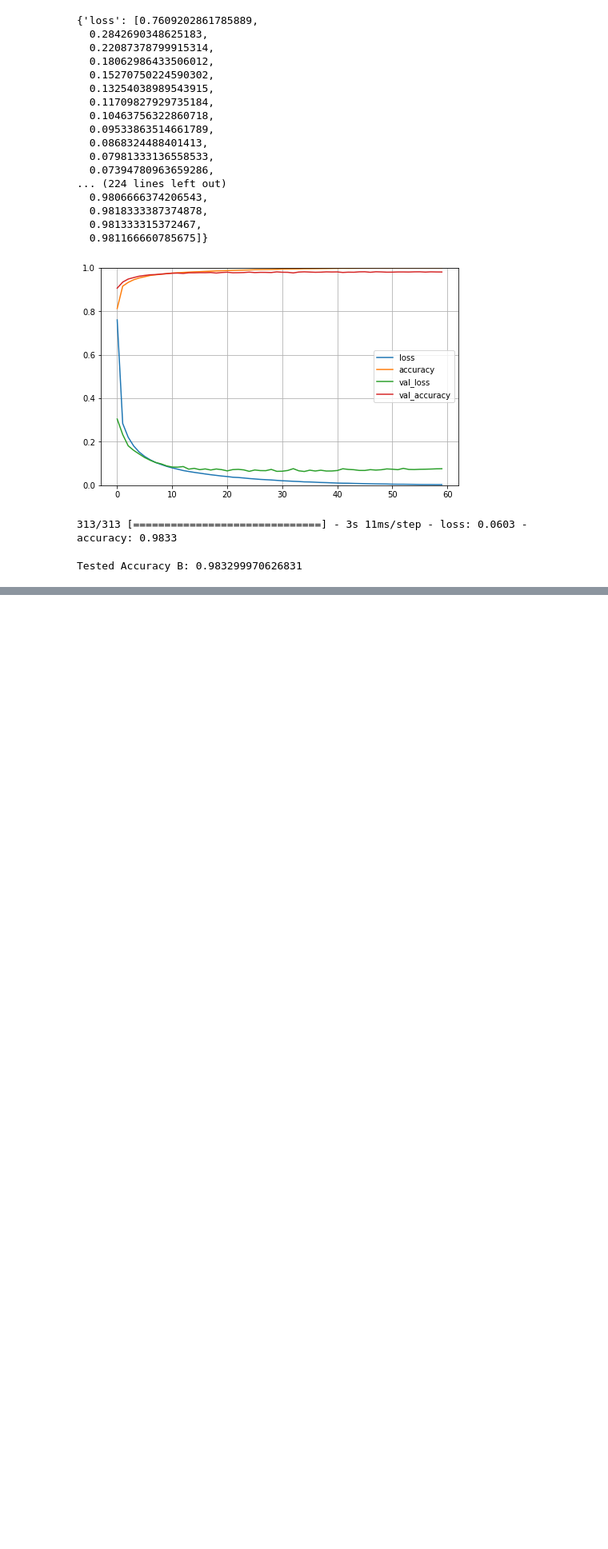
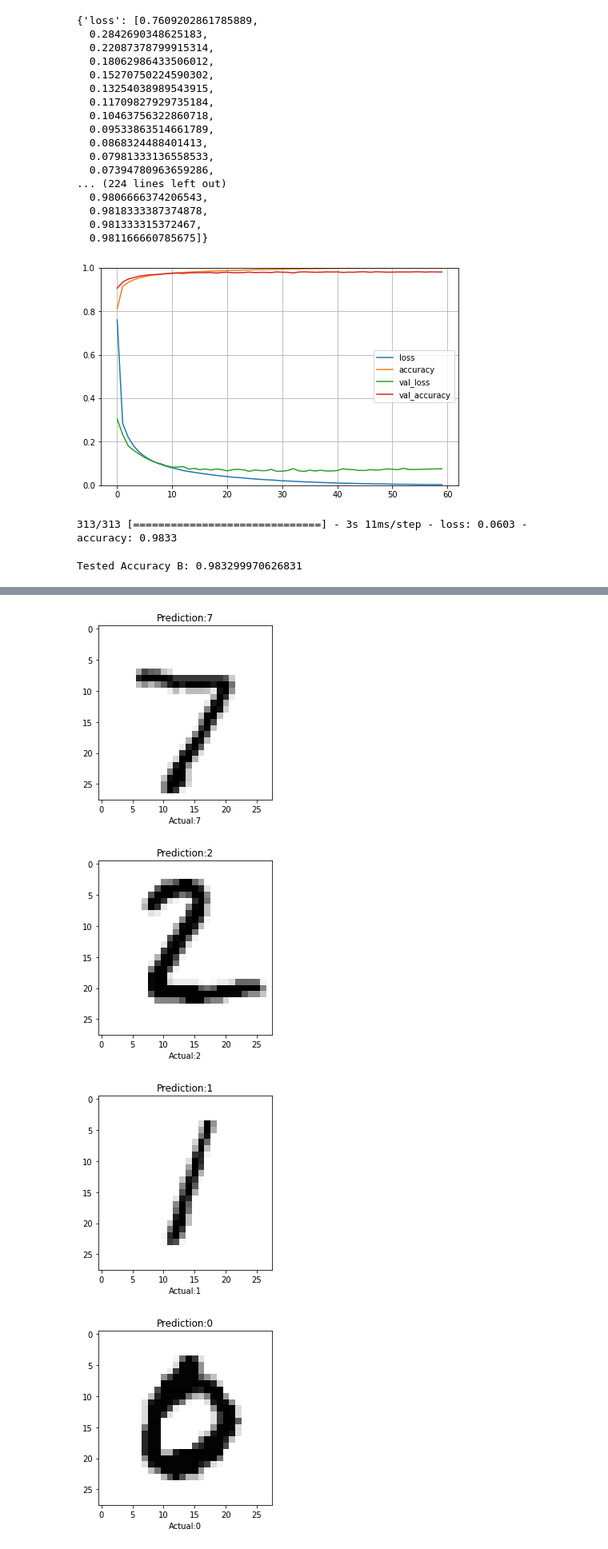
Before and after one commit to shadowfax5525/Digit_Recognition_CNN, a Jupyter notebook: Number_identification_CNN.ipynb, the cells around one changed output, grey strips where cells are left out. Shown: that part at 80% size. Saved outputs shown, nothing was run; the diff lists cells and outputs as text; code cells hidden in the pictures; blank space fills up the shorter version.

```diff
--- a/Number_identification_CNN.ipynb
+++ b/Number_identification_CNN.ipynb
@@ -229,3 +229,8 @@ test_loss, test_acc= model_B.evaluate(x_test,y_test)
 print("Tested Accuracy B:",test_acc)
 # %% [output]
 Tested Accuracy B: 0.983299970626831
+# %%
+class_names=["0","1","2","3","4","5","6","7","8","9"]
+# %%
+prediction=model_A.predict(X_test)
+print(class_names[np.argmax(prediction[78])])
@@ -231,0 +240,12 @@ Tested Accuracy B: 0.983299970626831
+# %%
+for i in range(5):
+    plt.grid(False)
+    plt.imshow(X_test[i], cmap=plt.cm.binary)
+    plt.xlabel("Actual:"+class_names[y_test[i]])
+    plt.title("Prediction:"+class_names[np.argmax(prediction[i])])
+    plt.show()
+# %% [output]
+[figure, added]
+[figure, added]
+[figure, added]
+[figure, added]
```
Also changed, not shown: parts of 2 cells of this notebook.
